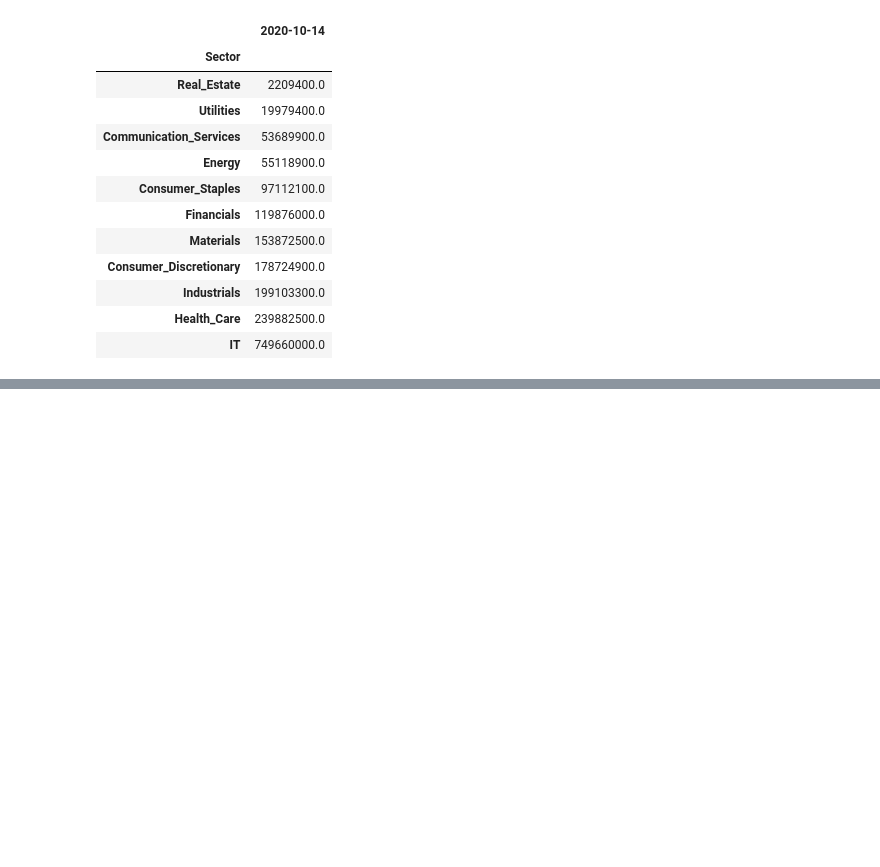
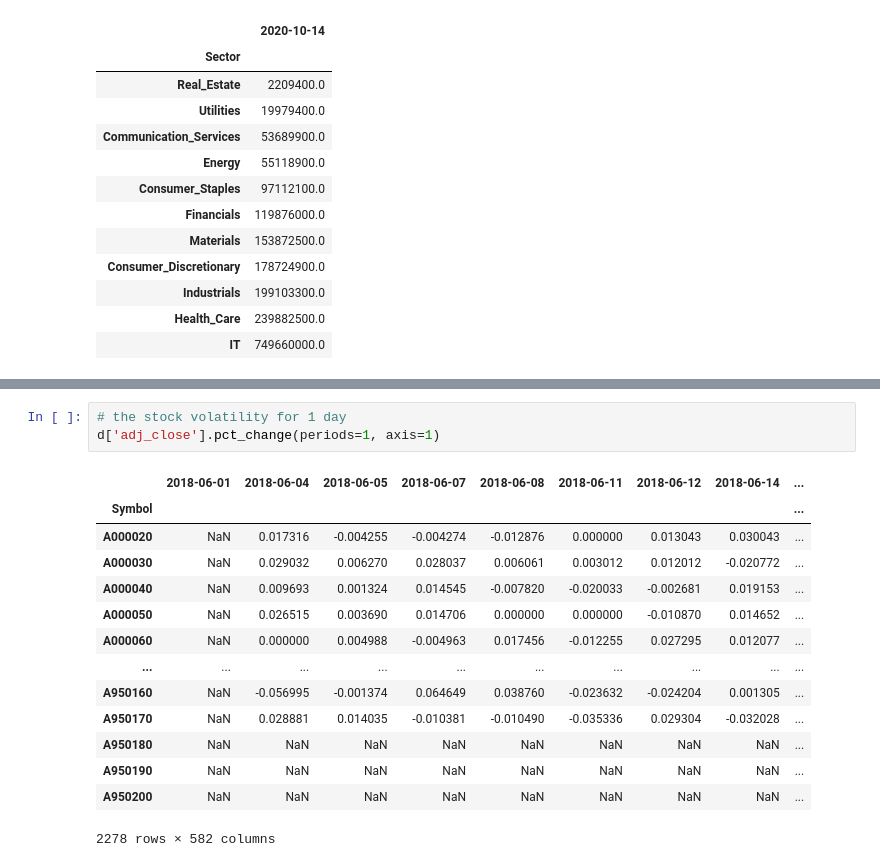
Before and after one commit to mjmax75/Stock_Analysis, a Jupyter notebook: stock_analysis.ipynb, the cells around one changed output, grey strips where cells are left out. Saved outputs shown, nothing was run; the diff lists cells and outputs as text; blank space fills up the shorter version.

```diff
--- a/stock_analysis.ipynb
+++ b/stock_analysis.ipynb
@@ -308,0 +352,18 @@ sector_mc_df
+# %%
+# the stock volatility for 1 day
+d['adj_close'].pct_change(periods=1, axis=1)
+# %% [output]
+|  | 2018-06-01 | 2018-06-04 | 2018-06-05 | 2018-06-07 | 2018-06-08 | 2018-06-11 | 2018-06-12 | 2018-06-14 | ... |
+| Symbol |  |  |  |  |  |  |  |  | ... |
+| A000020 | NaN | 0.017316 | -0.004255 | -0.004274 | -0.012876 | 0.000000 | 0.013043 | 0.030043 | ... |
+| A000030 | NaN | 0.029032 | 0.006270 | 0.028037 | 0.006061 | 0.003012 | 0.012012 | -0.020772 | ... |
+| A000040 | NaN | 0.009693 | 0.001324 | 0.014545 | -0.007820 | -0.020033 | -0.002681 | 0.019153 | ... |
+| A000050 | NaN | 0.026515 | 0.003690 | 0.014706 | 0.000000 | 0.000000 | -0.010870 | 0.014652 | ... |
+| A000060 | NaN | 0.000000 | 0.004988 | -0.004963 | 0.017456 | -0.012255 | 0.027295 | 0.012077 | ... |
+| ... | ... | ... | ... | ... | ... | ... | ... | ... | ... |
+| A950160 | NaN | -0.056995 | -0.001374 | 0.064649 | 0.038760 | -0.023632 | -0.024204 | 0.001305 | ... |
+| A950170 | NaN | 0.028881 | 0.014035 | -0.010381 | -0.010490 | -0.035336 | 0.029304 | -0.032028 | ... |
+| A950180 | NaN | NaN | NaN | NaN | NaN | NaN | NaN | NaN | ... |
+| A950190 | NaN | NaN | NaN | NaN | NaN | NaN | NaN | NaN | ... |
+| A950200 | NaN | NaN | NaN | NaN | NaN | NaN | NaN | NaN | ... |
+2278 rows × 582 columns
```
Also changed, not shown: parts of 22 cells of this notebook.
